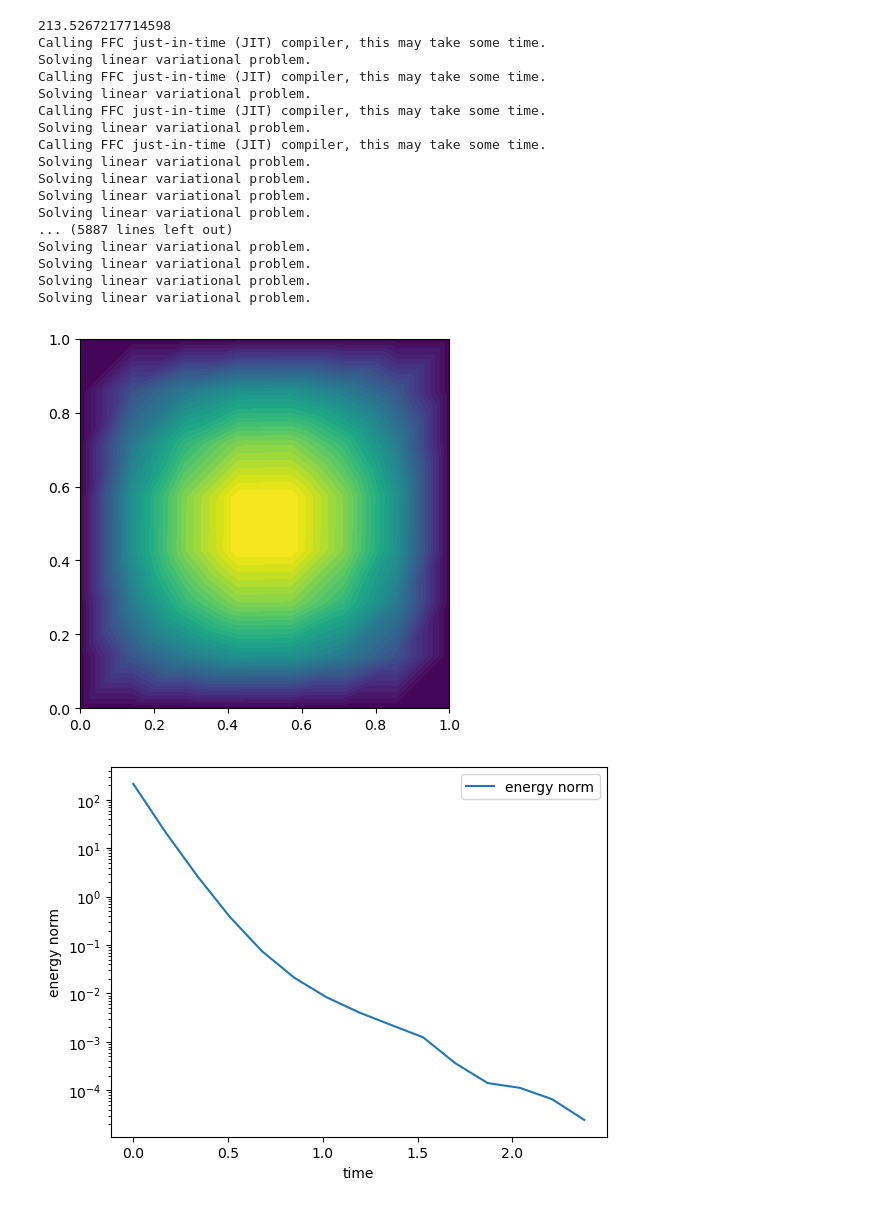
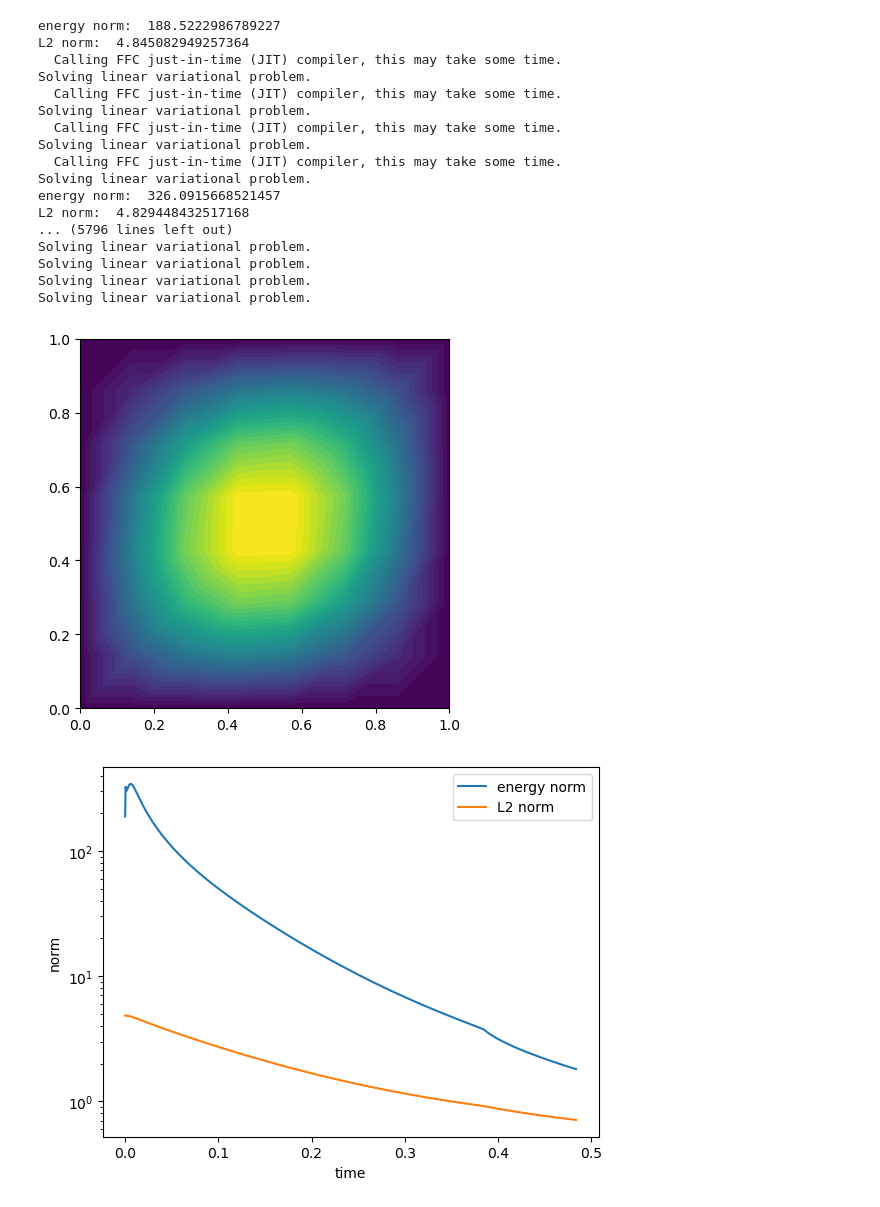
Before and after one commit to Naokikiki/Random_heat, a Jupyter notebook: random_heat/DLR.ipynb, the cells around one changed output. Saved outputs shown, nothing was run; the diff lists cells and outputs as text; code cells hidden in the pictures.

```diff
--- a/random_heat/DLR.ipynb
+++ b/random_heat/DLR.ipynb
@@ -426,26 +444,26 @@ Solving linear variational problem.
 # %%
-random_heat = DLR(dt = 0.0017,n = 7,M = 10)
-random_heat.explicit_simulate()
+random_heat = DLR(dt = 0.0005,n = 7,M = 10)
+random_heat.explicit_simulate(end = 1)
 # %% [output]
-213.5267217714598
-Calling FFC just-in-time (JIT) compiler, this may take some time.
+energy norm:  188.5222986789227
+L2 norm:  4.845082949257364
+  Calling FFC just-in-time (JIT) compiler, this may take some time.
 Solving linear variational problem.
-Calling FFC just-in-time (JIT) compiler, this may take some time.
+  Calling FFC just-in-time (JIT) compiler, this may take some time.
 Solving linear variational problem.
-Calling FFC just-in-time (JIT) compiler, this may take some time.
+  Calling FFC just-in-time (JIT) compiler, this may take some time.
 Solving linear variational problem.
-Calling FFC just-in-time (JIT) compiler, this may take some time.
+  Calling FFC just-in-time (JIT) compiler, this may take some time.
+Solving linear variational problem.
+energy norm:  326.0915668521457
+L2 norm:  4.829448432517168
+... (5796 lines left out)
 Solving linear variational problem.
 Solving linear variational problem.
 Solving linear variational problem.
 Solving linear variational problem.
-... (5887 lines left out)
-Solving linear variational problem.
-Solving linear variational problem.
-Solving linear variational problem.
-Solving linear variational problem.
 [figure]
-[figure, old version]
+[figure, new version]
 # %%
 random_heat.plot_field()
 random_heat.plot_norm()
```
Also changed, not shown: parts of 11 cells of this notebook.
